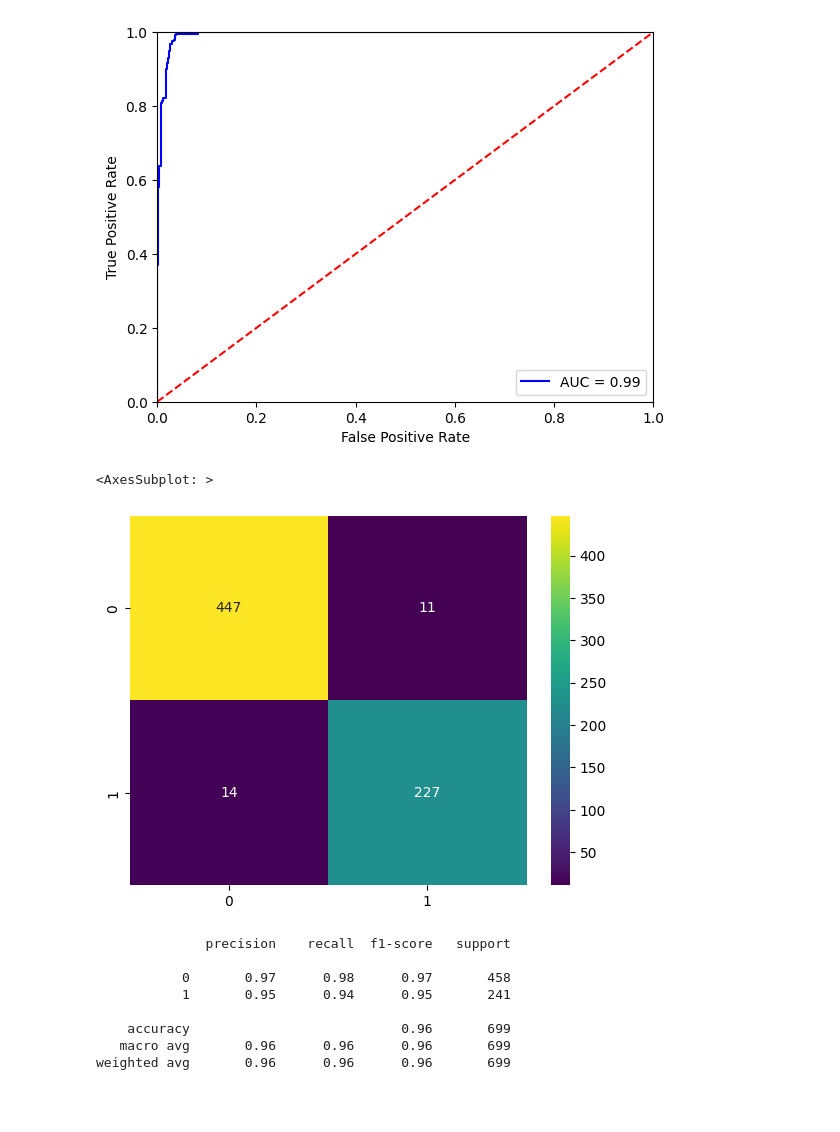
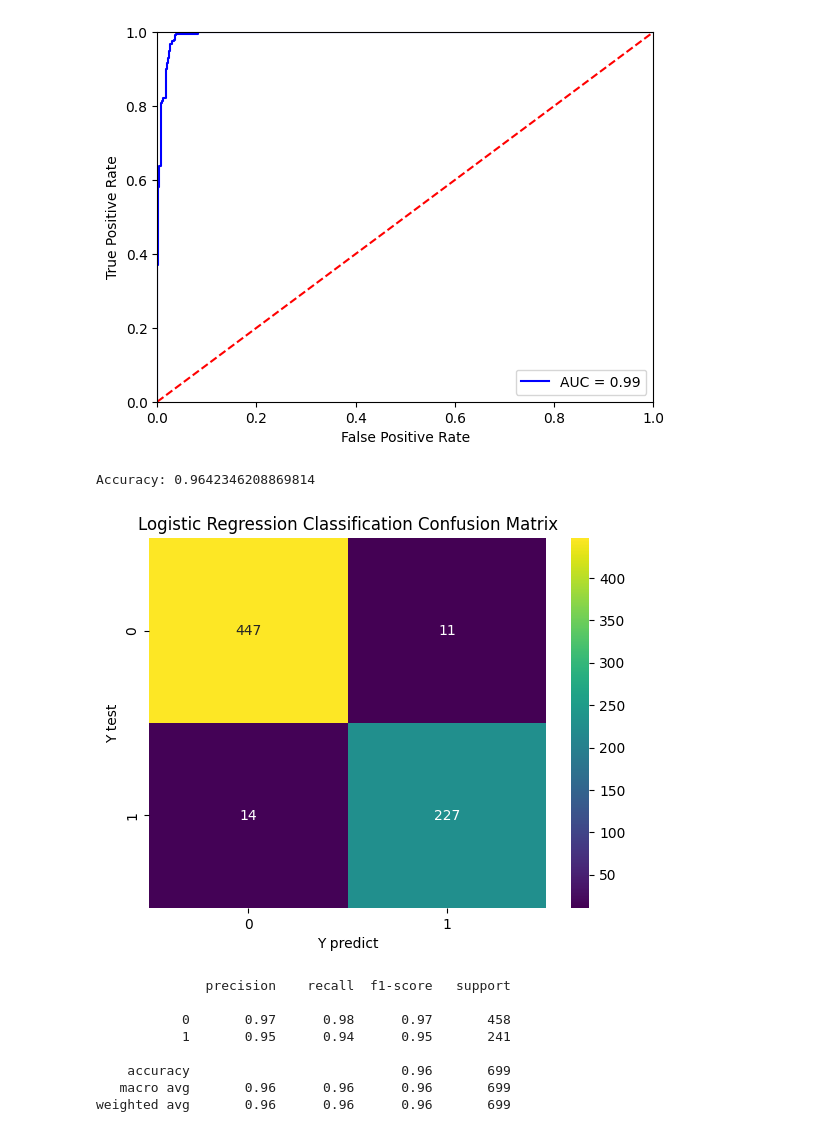
Before and after one commit to drmayu7/303A_machinelearning, a Jupyter notebook: main.ipynb, the cells around one changed output. Cells and saved outputs as stored; diff of their text form; code cells hidden in the pictures; blank space fills up the shorter version.

```diff
--- a/main.ipynb
+++ b/main.ipynb
@@ -63,9 +70,10 @@ loo = LeaveOneOut()
 # Run supervised learning - Logistic Regression algorithm
 model = LogisticRegression()
 # %%
-# LOO method use multiple observations of evaluation, hence need to initialize a list to store 'class' prediction and probability from all observations
+# LOO method use multiple observations of evaluation, hence need to initialize a list to store 'class' prediction,probability and mean accuracy from all observations
 predictions = []
 probabilities = []
+scores = []
 # %%
 # Loop through the cross-validation splits/observations
 for train_index, test_index in loo.split(X_scaled):
@@ -73,14 +81,19 @@ for train_index, test_index in loo.split(X_scaled):
     X_train, X_test = X_scaled[train_index], X_scaled[test_index]
     y_train, y_test = y[train_index], y[test_index]
 
-    # Fit the model on the training data and predict the labels + probability for the test set
+    # Train classifier
     model.fit(X_train,y_train)
+
+    # Get prediction
     predicted_y = model.predict(X_test)
+
+    # Get probability
     probability_y = model.predict_proba(X_test)[:,1]
 
     # Append each predicted label and probability score into list
     predictions.append(predicted_y[0])
     probabilities.append(probability_y[0])
+    scores.append(accuracy_score(y_test, predicted_y))
 
 # Convert the lists to a Numpy Array
 predictions = np.array(predictions)
@@ -105,13 +118,22 @@ plt.show()
 [figure]
 # %%
 # Calculate confusion matrix
-conf_mtx = confusion_matrix(y,predictions)
+logreg_cm = confusion_matrix(y,predictions)
+
+# Calculate the mean accuracy
+score_logreg = sum(scores) / len(scores)
+print("Accuracy:", score_logreg)
+# %% [output]
+Accuracy: 0.9642346208869814
 # %%
 # Plot confusion matrix using Seaborn Heatmap
-sns.heatmap(conf_mtx,annot=True,fmt='d',cmap='viridis')
+sns.heatmap(logreg_cm,annot=True,fmt='d',cmap='viridis')
+plt.title('Logistic Regression Classification Confusion Matrix')
+plt.xlabel('Y predict')
+plt.ylabel('Y test')
+plt.show()
 # %% [output]
-<AxesSubplot: >
-[figure, old version]
+[figure, new version]
 # %%
 # Comprehensive Classification Report
 print(classification_report(y, predictions))
```
Also changed, not shown: parts of 57 cells of this notebook, 4 other files.
